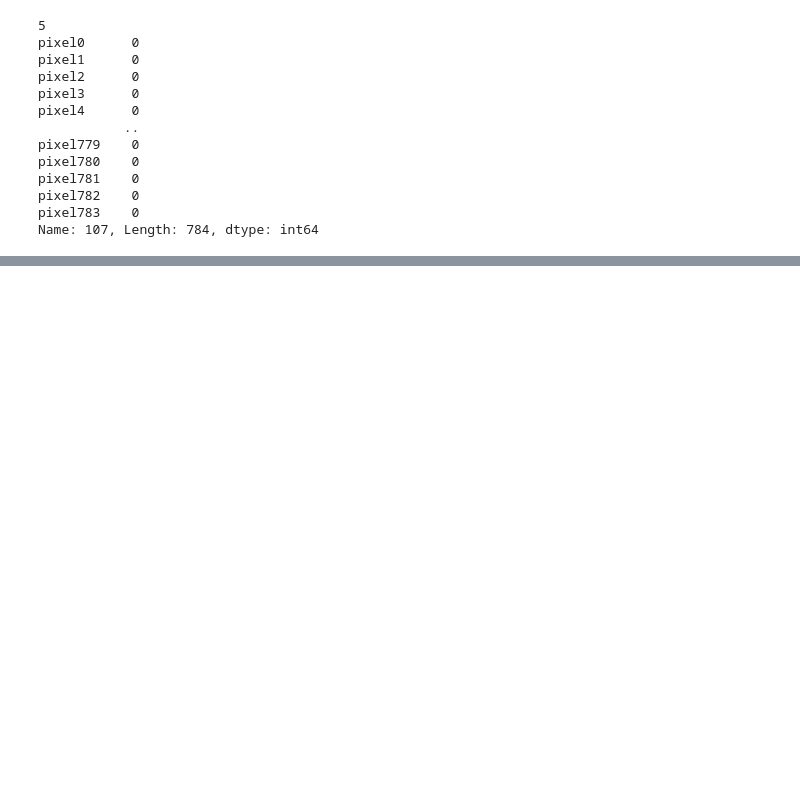
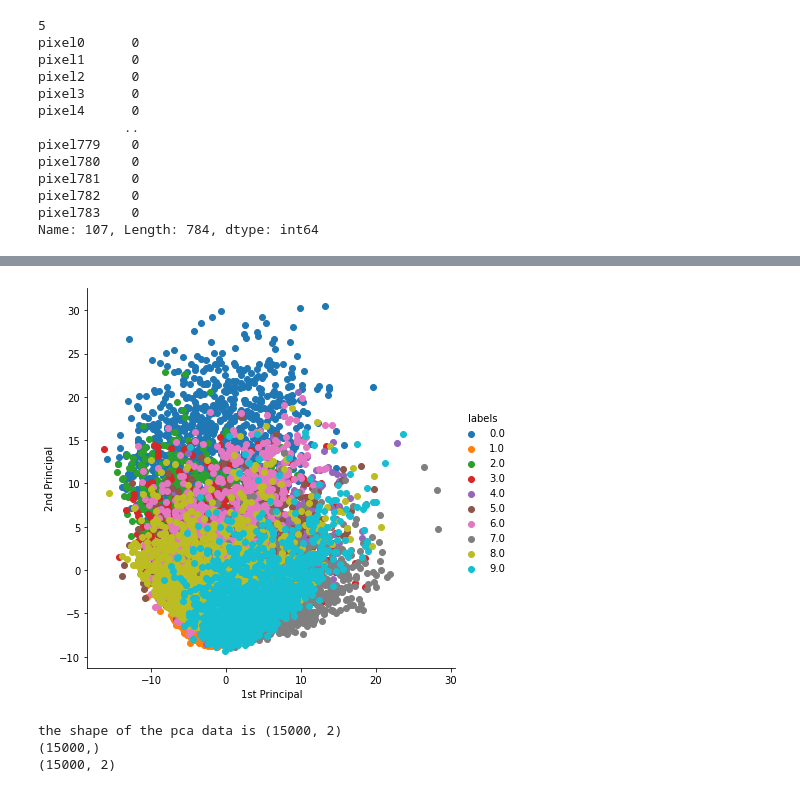
Before and after one commit to adnanshaikh53/MNIST-Dataset, a Jupyter notebook: Digit_Recognizer.ipynb, the cells around one changed output, grey strips where cells are left out. Cells and saved outputs as stored; diff of their text form; code cells hidden in the pictures; blank space fills up the shorter version.

```diff
--- a/Digit_Recognizer.ipynb
+++ b/Digit_Recognizer.ipynb
@@ -101,0 +115,5 @@ Name: 107, Length: 784, dtype: int64
+# %%
+#Find the co variance mATRIX
+sample_data = standardized_data
+covar_matrix = np.matmul(sample_data.T ,sample_data)
+print("The shape of the covar matrix is : ", covar_matrix.shape)
@@ -101,0 +122,10 @@ Name: 107, Length: 784, dtype: int64
+# %%
+#find the top 2 Eigen values and Eigen vectors for projecting data into a 2D space
+
+from scipy.linalg import eigh
+
+#eigh function returns values in ascending order
+#this code only takes 2 eigen values ie 782,783 since values start from 0
+values,vectors = eigh(covar_matrix,eigvals = (782,783))
+vectors = vectors.T
+print(values,vectors.shape)
@@ -101,0 +134,5 @@ Name: 107, Length: 784, dtype: int64
+# %%
+# presenting the origial data sample into a plane
+# formed by 2 prinicipal eigen vectors by vector vector multiplications
+new_cordinates = np.matmul(vectors,sample_data.T)
+print("resultant new shape ", vectors.shape," X ", sample_data.T.shape, " = ", new_cordinates.shape)
@@ -101,0 +141,7 @@ Name: 107, Length: 784, dtype: int64
+# %%
+# appending label to the newly created vetor
+# also creating a dataframe out of the overall data which is now vertically stacked usig numpy
+new_coordinates = np.vstack((new_cordinates,label)).T
+new_coordinates.shape
+dataframe = pd.DataFrame(data = new_coordinates,columns = ("1st Principal", "2nd Principal", "labels"))
+dataframe.head()
@@ -101,0 +155,7 @@ Name: 107, Length: 784, dtype: int64
+# %%
+# plot the 2d datapoints present in the dataframe using Seaborn
+import seaborn as sns
+sns.FacetGrid(dataframe, hue = "labels",height=6).map(plt.scatter,'1st Principal','2nd Principal').add_legend()
+plt.show()
+# %% [output]
+[figure, added]
@@ -101,0 +167,15 @@ Name: 107, Length: 784, dtype: int64
+# %%
+# define no. of components
+
+pca.n_components = 2
+pca_data = pca.fit_transform(sample_data)
+
+#PCA transforms the entire data of 15000 samples int 2D as below
+# from calculation of covariance matrix, eigen values and eigen vectors have been taken care by pca.fit_transform
+print("the shape of the pca data is", pca_data.shape)
+print(label.shape)
+print(pca_data.shape)
+# %% [output]
+the shape of the pca data is (15000, 2)
+(15000,)
+(15000, 2)
```
Also changed, not shown: parts of 28 cells of this notebook, 4 other files.
